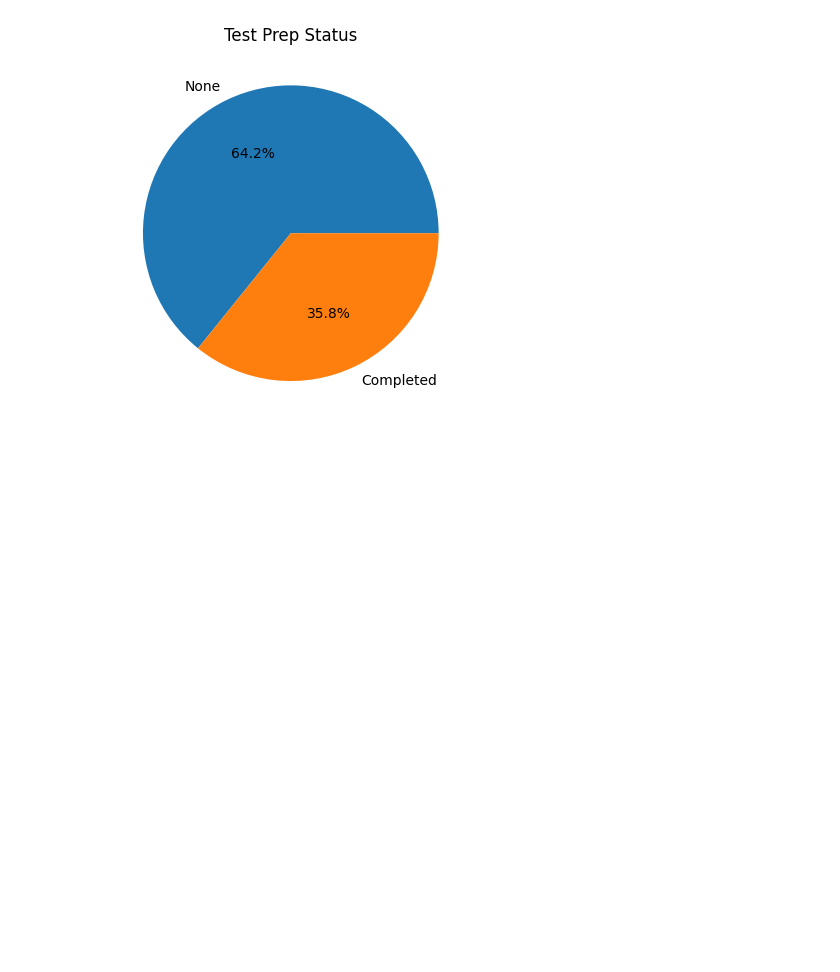
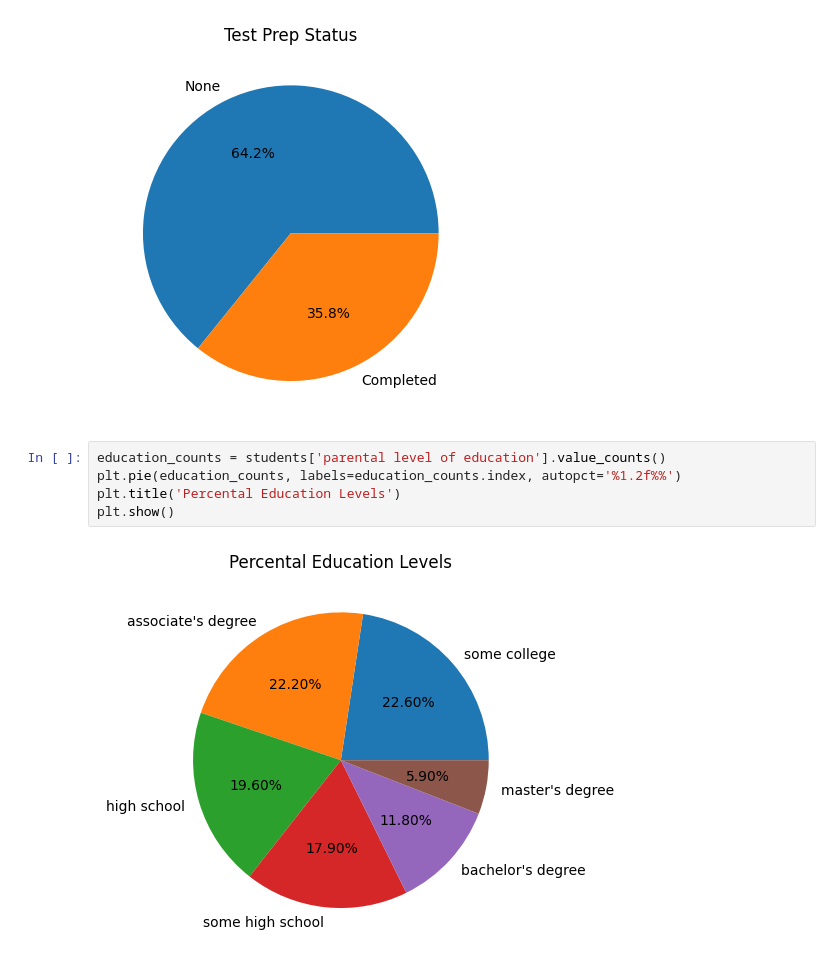
Before and after one commit to Nakib-Nasrullah/Research-Skill, a Jupyter notebook: 6_Matplotlib_and_Seaborn.ipynb, the cells around one changed output. Drawn from its saved outputs; the diff is of its cells as text; blank space fills up the shorter version.

```diff
--- a/6_Matplotlib_and_Seaborn.ipynb
+++ b/6_Matplotlib_and_Seaborn.ipynb
@@ -262,3 +262,10 @@ plt.title('Test Prep Status')
 plt.show()
 # %% [output]
 [figure]
+# %%
+education_counts = students['parental level of education'].value_counts()
+plt.pie(education_counts, labels=education_counts.index, autopct='%1.2f%%')
+plt.title('Percental Education Levels')
+plt.show()
+# %% [output]
+[figure, added]
```
